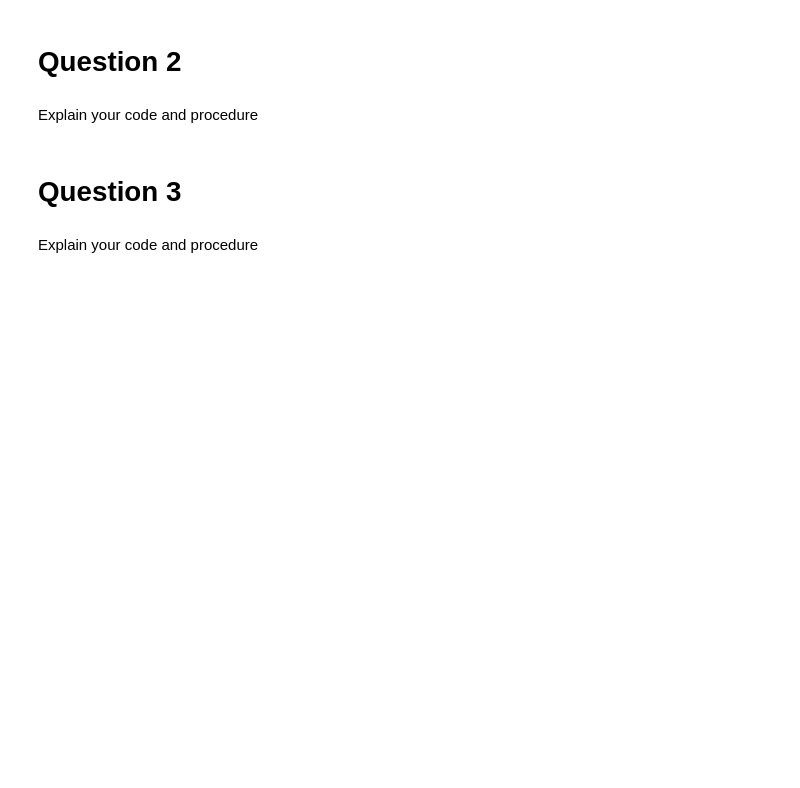
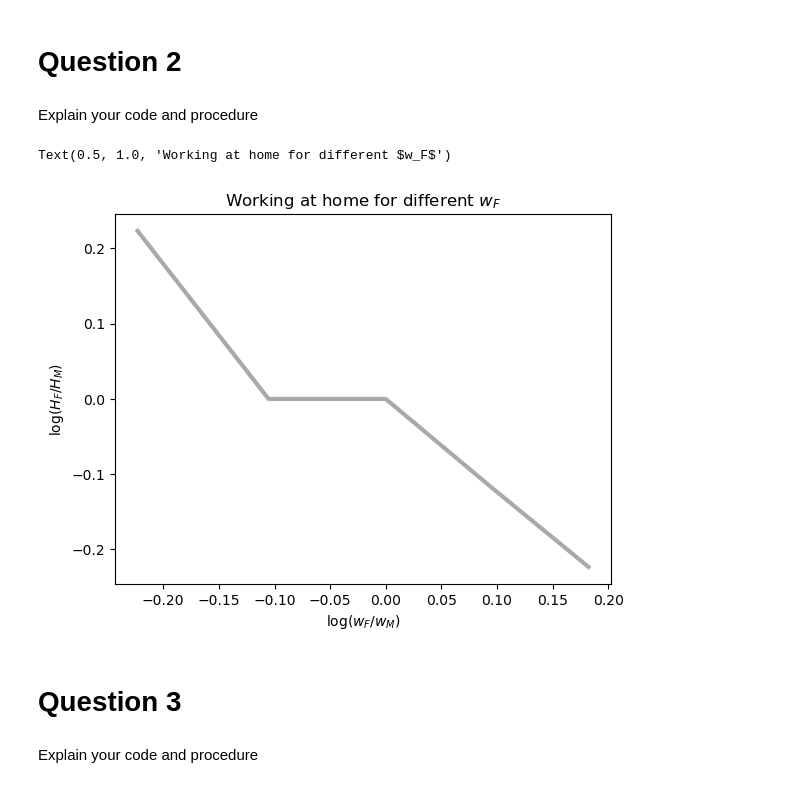
Before and after one commit to NumEconCopenhagen/projects-2023-3500, a Jupyter notebook: inauguralproject/inauguralproject.ipynb, the cells around one changed output. Drawn from its saved outputs; the diff is of its cells as text; code cells hidden in the pictures; blank space fills up the shorter version.

```diff
--- a/inauguralproject/inauguralproject.ipynb
+++ b/inauguralproject/inauguralproject.ipynb
@@ -55,24 +65,31 @@ Explain your code and procedure
 # %%
 # Defining female wages
 wf_vec = model.par.wF_vec
+
+# Setting alpha=0.5 and sigma=1 back
+model.par.alpha = 0.5
+model.par.sigma = 1
 
 # Making parameters for working at home and wages
 # Because wM is equal to 1 we can ignore the denominator in the fraction wF/wM
 log_HFHM = []
 log_wf = []
 
 # Making a for loop to find the optimal  for different female wages
 for wf in wf_vec:
     model.par.wF = wf
     opt = model.solve_discrete()
     log_HFHM.append(np.log(opt.HF/opt.HM))
     log_wf.append(np.log(model.par.wF))
 
 # Plot the results
 plt.plot(log_wf, log_HFHM, color='darkgrey', lw=3) # the female wage is equal to the relative becuase wM = 1
 plt.xlabel("log($w_F/w_M$)")
 plt.ylabel("log($H_F/H_M$)")
 plt.title("Working at home for different $w_F$")
+# %% [output]
+Text(0.5, 1.0, 'Working at home for different $w_F$')
+[figure, added]
 # %% [markdown]
 # Question 3
 # %% [markdown]
```
Also changed, not shown: parts of 2 cells of this notebook, 1 other file.
